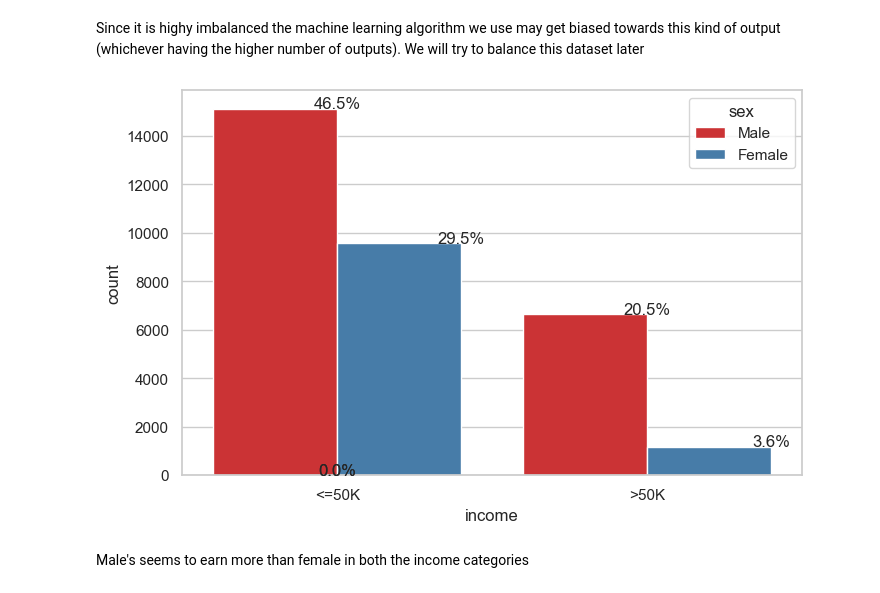
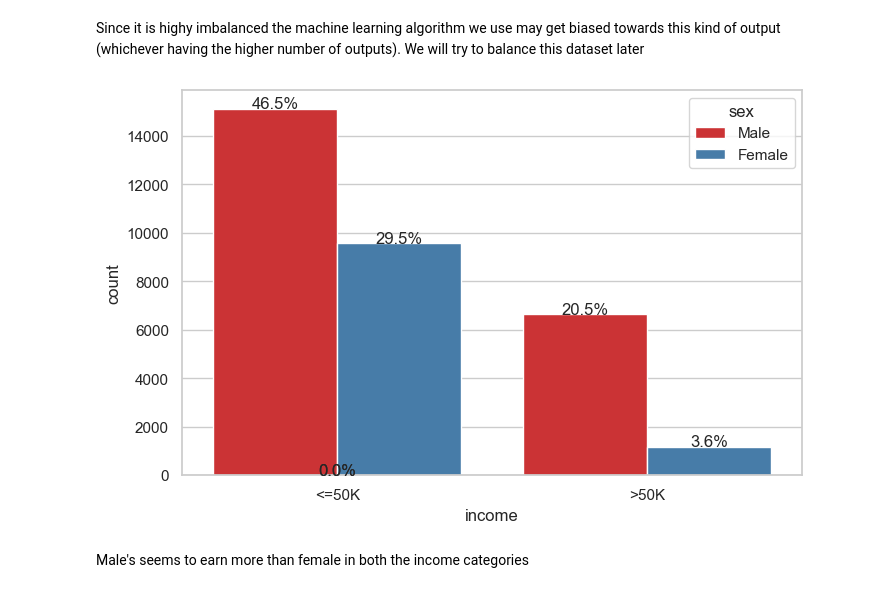
Before and after one commit to ZuxingGit/MBD_Programming, a Jupyter notebook: workshop/wk3/Income_Evalutation-1.ipynb, the cells around one changed output. Cells and saved outputs as stored; diff of their text form; code cells hidden in the pictures.

```diff
--- a/workshop/wk3/Income_Evalutation-1.ipynb
+++ b/workshop/wk3/Income_Evalutation-1.ipynb
@@ -313,17 +313,17 @@ Since it is highy imbalanced  the machine learning algorithm we use may get bias
 # %%
 sns.set(style="whitegrid")
 plt.figure(figsize=(8,5))
 total = float(len(df))
 ax = sns.countplot(x="income", hue="sex", data=df,palette='Set1')
 #plt.title('No. of Smokers', fontsize=20)
 for p in ax.patches:
     percentage = '{:.1f}%'.format(100 * p.get_height()/total)
-    x = p.get_x() + p.get_width()
+    x = p.get_x() + p.get_width()/2
     y = p.get_height()
     ax.annotate(percentage, (x, y), ha='center')
 plt.show()
 # %% [output]
-[figure, old version]
+[figure, new version]
 # %% [markdown]
 Male's seems to earn more than female in both the income categories
 # %%
```
Also changed, not shown: parts of 1 cell of this notebook, 8 other files.
